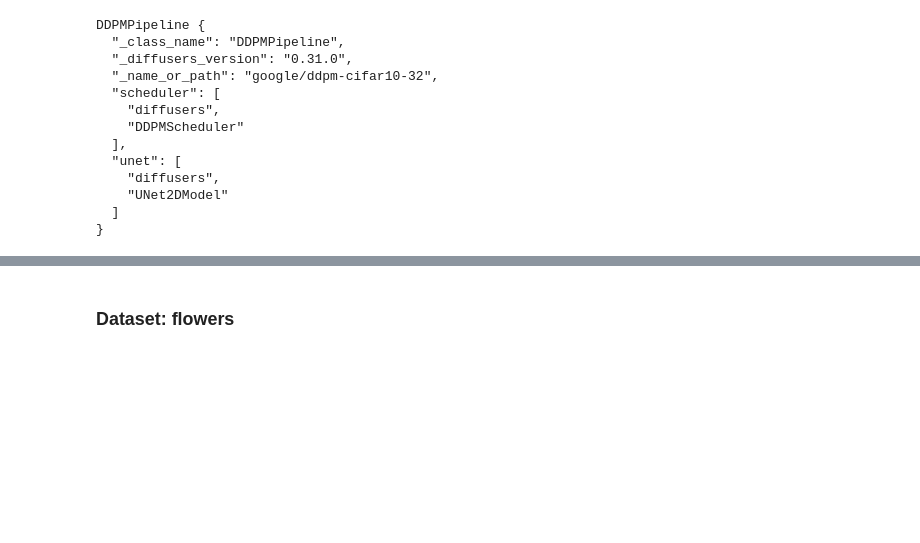
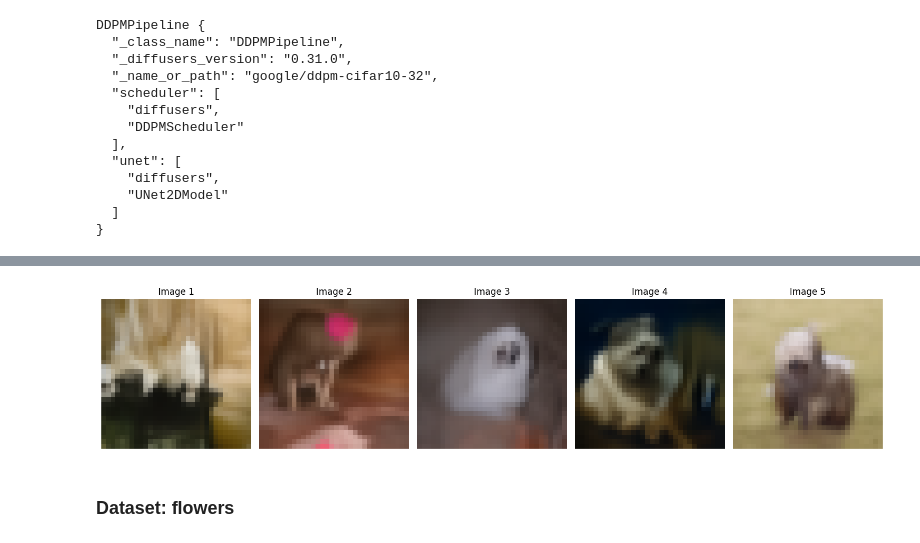
Before and after one commit to revolex/melytanulas_hazi, a Jupyter notebook: image_gen.ipynb, the cells around one changed output, grey strips where cells are left out. Saved outputs shown, nothing was run; the diff lists cells and outputs as text; code cells hidden in the pictures; blank space fills up the shorter version.

```diff
--- a/image_gen.ipynb
+++ b/image_gen.ipynb
@@ -589,41 +607,43 @@ notebook_launcher(train_loop, args, num_processes=1)
 # %%
 
-output_dir = "./trained_model_pets"
+output_dir_p = "./trained_model_pets"
 
 # Save the model and noise scheduler
 pipeline = DDPMPipeline(unet=model, scheduler=noise_scheduler)
-pipeline.save_pretrained(output_dir)
+pipeline.save_pretrained(output_dir_p)
 # %%
 # Load the trained model
-pipeline = DDPMPipeline.from_pretrained(output_dir)
+pipeline = DDPMPipeline.from_pretrained(output_dir_p)
 
 device = "cuda" if torch.cuda.is_available() else "cpu"
 pipeline.to(device)
 
 num_images = 5
 num_inference_steps = 50
 generator = torch.manual_seed(42)  # Set seed for reproducibility
 
 # Create a batch of images by repeating the process
 generated_images = []
 for _ in range(num_images):
     with torch.no_grad():
         # Generate one image at a time
         image = pipeline(
             num_inference_steps=num_inference_steps,
             generator=generator
         ).images[0]
         generated_images.append(image)
 
 fig, axes = plt.subplots(1, len(generated_images), figsize=(15, 5))
 
 for i, img in enumerate(generated_images):
     axes[i].imshow(img)
     axes[i].axis("off")
     axes[i].set_title(f"Image {i+1}")
 
 plt.tight_layout()
 plt.show()
+# %% [output]
+[figure, added]
 # %% [markdown]
 ### Dataset: flowers
 # %%
```
Also changed, not shown: parts of 18 cells of this notebook.
